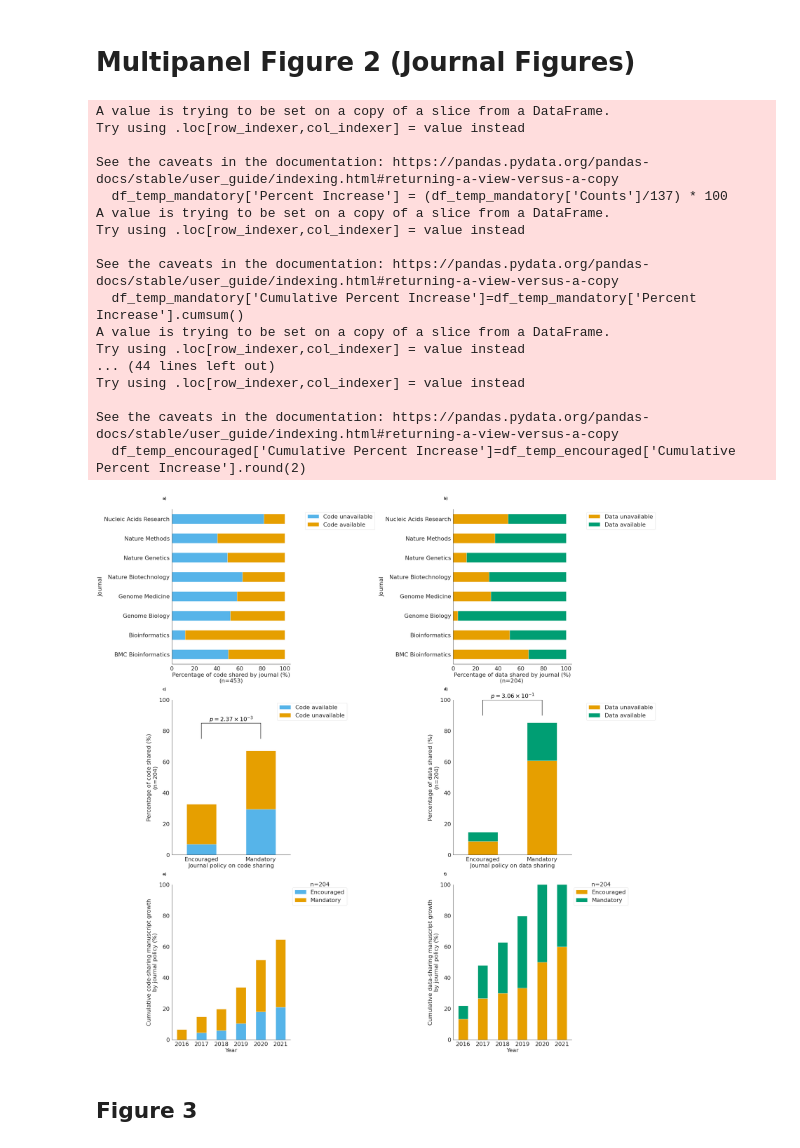
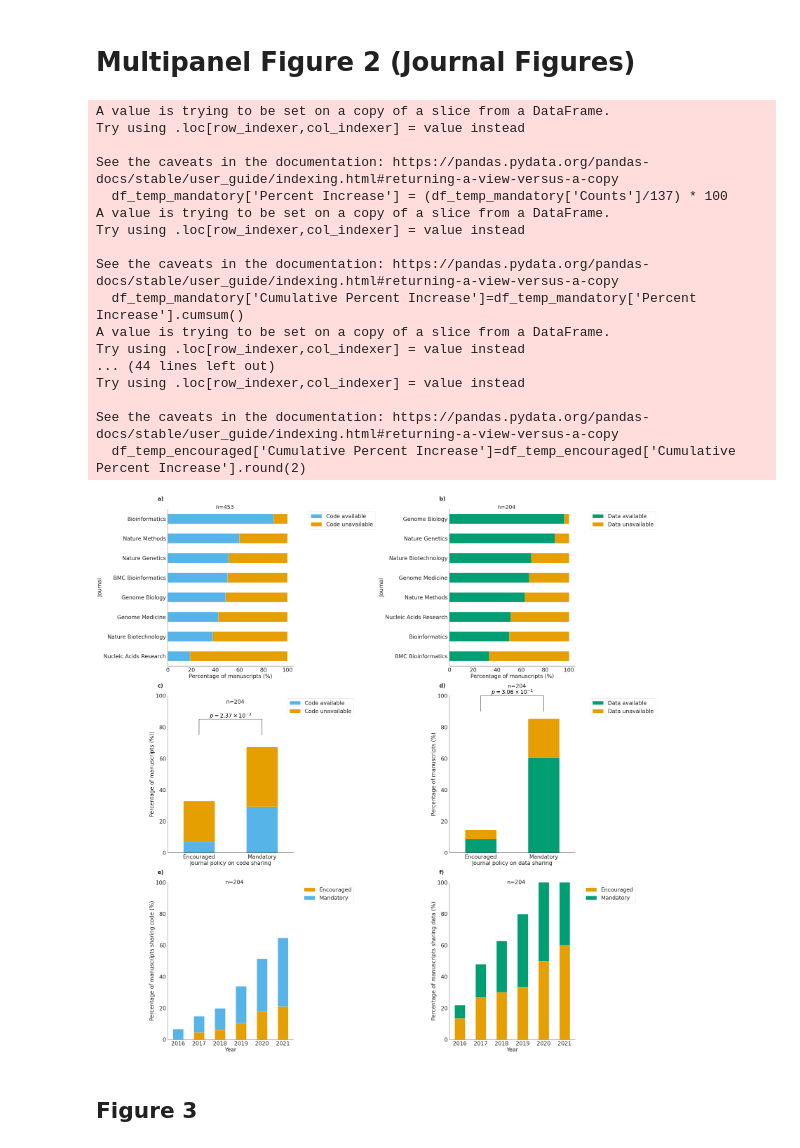
Before and after one commit to Mangul-Lab-USC/code-availability, a Jupyter notebook: notebooks/Figures.ipynb, the cells around one changed output. Cells and saved outputs as stored; diff of their text form; code cells hidden in the pictures.

```diff
--- a/notebooks/Figures.ipynb
+++ b/notebooks/Figures.ipynb
@@ -1343,10 +1347,11 @@ sns.set_context("paper")
 #sns.color_palette("pastel")
 rcParams['font.family'] = 'sans-serif'
 #sns.set(font_scale=1)
-plt.rcParams.update({'font.size': 18})
-fig, ax = plt.subplots(3, 2,figsize=(30 ,30),layout='constrained')
+fontsize=28
+plt.rcParams.update({'font.size': fontsize })
+fig, ax = plt.subplots(3, 2,figsize=(40 ,40),layout='constrained')
 df_journal=pd.read_csv("../data/journal_data.csv")
-fontsize=22
+
 #fig 1a
 df_modified = df.copy()
 df_modified['Code Policy']='Unknown'
@@ -1391,24 +1396,25 @@ df_temp['Percentage']=percentages
 df_temp['Percentage']=df_temp['Percentage'].round(2)
 df_temp=df_temp.sort_values('Percentage', ascending=True)
 df_temp=df_temp.pivot(index='Journal',columns='Code availability (Yes/No)',values='Percentage')
-
+df_temp = df_temp.reindex(columns=['yes', 'no'])
+df_temp=df_temp.sort_values('yes', ascending=True)
 
 color=['#56B4E9','#E69F00']
 #sns.barplot(ax=ax[0,0],data=df_temp, x='Journal', y='Percentage',hue='Code availability (Yes/No)',ci=None,palette=color)
 df_temp.plot(kind='barh', stacked=True, color=color,ax=ax[0,0])
 #, palette=colors)
-ax[0,0].legend(loc='best', bbox_to_anchor=(1.1, 1),labels=['Code unavailable','Code available'],fontsize=fontsize)
+ax[0,0].legend(loc='best', bbox_to_anchor=(1.1, 1),labels=['Code available','Code unavailable'],fontsize=fontsize)
 #for index, row in df_temp.iterrows():
 #    plt.annotate(f'{row["Cumulative Percent Increase"]:.2f}%', xy=(index, row['Cumulative Percent Increase']),
 #                 xytext=(0, 5), textcoords='offset points', ha='center', va='bottom')
 
-ax[0,0].set_xlabel("Percentage of code shared by journal (%)\n(n=453)",fontsize=fontsize)
+ax[0,0].set_xlabel("Percentage of manuscripts (%)",fontsize=fontsize)
 #plt.ylim(0,100)
 ax[0,0].set_ylabel("Journal",fontsize=fontsize)
 #ax[0,0].set_xticks(ax[0,0].get_xticks())
 #ax[0,0].set_xticklabels(ax[0,0].get_xticklabels(), ha='center')
 ax[0,0].tick_params(axis='both', labelsize=fontsize)
-
+ax[0,0].text(40.0, 7.5, "n=453", fontsize=fontsize)
 
 
 # fig 1b
@@ -1455,23 +1461,24 @@ df_temp['Percentage']=percentages
 df_temp['Percentage']=df_temp['Percentage'].round(2)
 df_temp=df_temp.sort_values('Percentage', ascending=True)
 df_temp=df_temp.pivot(index='Journal',columns='Data availability (yes/no)',values='Percentage')
-
-color=['#E69F00','#009E73']
+df_temp = df_temp.reindex(columns=['yes', 'no'])
+df_temp=df_temp.sort_values('yes', ascending=True)
+color=['#009E73','#E69F00']
 #sns.barplot(ax=ax[0,1],data=df_temp, x='Journal', y='Percentage',hue='Data availability (yes/no)',ci=None,palette=color)
 #, palette=colors)
 df_temp.plot(kind='barh', stacked=True, color=color, ax=ax[0,1])
-ax[0,1].legend(loc='best', bbox_to_anchor=(1.1, 1),labels=['Data unavailable','Data available'],fontsize=fontsize)
+ax[0,1].legend(loc='best', bbox_to_anchor=(1.1, 1),labels=['Data available','Data unavailable'],fontsize=fontsize)
 #for index, row in df_temp.iterrows():
 #    plt.annotate(f'{row["Cumulative Percent Increase"]:.2f}%', xy=(index, row['Cumulative Percent Increase']),
 #                 xytext=(0, 5), textcoords='offset points', ha='center', va='bottom')
 
-ax[0,1].set_xlabel("Percentage of data shared by journal (%)\n(n=204) ",fontsize=fontsize)
+ax[0,1].set_xlabel("Percentage of manuscripts (%)",fontsize=fontsize)
 #plt.ylim(0,100)
 ax[0,1].set_ylabel("Journal",fontsize=fontsize)
 #ax[0,1].set_xticks(ax[0,1].get_xticks())
 #ax[0,1].set_xticklabels(ax[0,1].get_xticklabels(), ha='center')
 ax[0,1].tick_params(axis='both', labelsize=fontsize)
-
+ax[0,1].text(40.0, 7.5, "n=204", fontsize=fontsize)
 
 
 
@@ -1530,11 +1537,11 @@ y, h, col = 75, 10, 'k'
 x1, x2 = 0, 1  # columns  (first column: 0, see plt.xticks())
 ax[1,0].plot([x1, x1, x2, x2], [y, y+h, y+h, y], lw=1.5, c=col)
 ax[1,0].text((x1+x2)*.5, y+h, r"$p = {0:s}$".format(as_si(p,2)), ha='center', va='bottom', color=col, fontsize=fontsize)
-ax[1,0].set_ylabel("Percentage of code shared (%)\n(n=204)",fontsize=fontsize)
+ax[1,0].set_ylabel("Percentage of manuscripts (%))",fontsize=fontsize)
 ax[1,0].set_ylim(0,100)
 ax[1,0].set_xlabel("Journal policy on code sharing",fontsize=fontsize)
 ax[1,0].tick_params(axis='both', labelsize=fontsize)
-
+ax[1,0].text(0.43, 95, "n=204", fontsize=fontsize)
 
 #Fig 1d
 df_modified = df.copy()
@@ -1581,12 +1588,12 @@ chi2, p, dof, expected = chi2_contingency(df_temp_pivot)
 df_temp_pivot=df_temp.pivot(index='Data Policy',columns='Data availability (yes/no)',values='Percentage')
 df_temp_pivot=df_temp_pivot.rename(columns={"no":"Data unavailable","yes":"Data available"})
 df_temp_pivot = df_temp_pivot.reindex(columns=['Data available', 'Data unavailable'])
-color=['#E69F00','#009E73']
+color=['#009E73','#E69F00']
 df_temp_pivot.plot(kind='bar', stacked=True, color=color, rot=0,ax=ax[1,1])
 #sns.barplot(ax=ax[1,1],data=df_temp, x='Data Policy', y='Percentage',hue='Data availability (yes/no)',ci=None,palette=color)
 #, palette=colors)
 
-ax[1,1].legend(labels=['Data unavailable','Data available'],loc='best', bbox_to_anchor=(1.1, 1),fontsize=fontsize)
+ax[1,1].legend(labels=['Data available','Data unavailable'],loc='best', bbox_to_anchor=(1.1, 1),fontsize=fontsize)
 #for index, row in df_temp.iterrows():
 #    plt.annotate(f'{row["Cumulative Percent Increase"]:.2f}%', xy=(index, row['Cumulative Percent Increase']),
 #                 xytext=(0, 5), textcoords='offset points', ha='center', va='bottom')
@@ -1595,11 +1602,11 @@ y, h, col = 90, 10, 'k'
 x1, x2 = 0, 1  # columns  (first column: 0, see plt.xticks())
 ax[1,1].plot([x1, x1, x2, x2], [y, y+h, y+h, y], lw=1.5, c=col)
 ax[1,1].text((x1+x2)*.5, y+h, r"$p = {0:s}$".format(as_si(p,2)), ha='center', va='bottom', color=col, fontsize=fontsize)
-ax[1,1].set_ylabel("Percentage of data shared (%)\n(n=204)",fontsize=fontsize)
+ax[1,1].set_ylabel("Percentage of manuscripts (%)",fontsize=fontsize)
 ax[1,1].set_ylim(0,100)
 ax[1,1].set_xlabel("Journal policy on data sharing",fontsize=fontsize)
 ax[1,1].tick_params(axis='both', labelsize=fontsize)
-
+ax[1,1].text(0.43, 105, "n=204", fontsize=fontsize)
 
 
 #fig 1e
@@ -1666,7 +1673,7 @@ df_temp_encouraged=df_temp_encouraged.drop('index', axis=1)
 df_temp=pd.concat([df_temp_mandatory,df_temp_encouraged])
 df_temp=df_temp.pivot(index='PMC_Year',columns='Code Policy',values='Cumulative Percent Increase')
 df_temp=df_temp.fillna(0)
-colors=['#56B4E9','#E69F00']
+colors=['#E69F00','#56B4E9']
 
 #sns.barplot(ax=ax[2,0],data=df_temp, x='PMC_Year', y='Cumulative Percent Increase',hue='Code Policy',palette=colors )
 df_temp.plot(kind='bar', stacked=True, color=colors,ax=ax[2,0],rot=0)
@@ -1675,10 +1682,10 @@ df_temp.plot(kind='bar', stacked=True, color=colors,ax=ax[2,0],rot=0)
 #                 xytext=(0, 5), textcoords='offset points', ha='center', va='bottom')
 ax[2,0].legend(loc='best', bbox_to_anchor=(1.5, 1),fontsize=fontsize)
 ax[2,0].set_xlabel("Year",fontsize=fontsize)
-ax[2,0].set_ylabel("Cumulative code-sharing manuscript growth\nby journal policy (%)",fontsize=fontsize)
+ax[2,0].set_ylabel("Percentage of manuscripts sharing code (%)",fontsize=fontsize)
 ax[2,0].set_ylim([0, 100])
 ax[2,0].tick_params(axis='both', labelsize=fontsize)
-ax[2,0].text(6.5, 99, "n=204", fontsize=fontsize)
+ax[2,0].text(2.25, 99, "n=204", fontsize=fontsize)
 
 #Fig 1f
 df_modified = df.copy()
@@ -1753,10 +1760,10 @@ df_temp.plot(kind='bar', stacked=True, color=color,ax=ax[2,1],rot=0)
 
 ax[2,1].legend(loc='upper right', bbox_to_anchor=(1.5, 1),fontsize=fontsize)
 ax[2,1].set_xlabel("Year",fontsize=fontsize)
-ax[2,1].set_ylabel("Cumulative data-sharing manuscript growth\nby journal policy (%)",fontsize=fontsize)
+ax[2,1].set_ylabel("Percentage of manuscripts sharing data (%)",fontsize=fontsize)
 ax[2,1].set_ylim([0, 100])
 ax[2,1].tick_params(axis='both', labelsize=fontsize)
-ax[2,1].text(6.5, 99, "n=204", fontsize=fontsize)
+ax[2,1].text(2.25, 99, "n=204", fontsize=fontsize)
 
 
 
@@ -1764,35 +1771,35 @@ ax[2,1].text(6.5, 99, "n=204", fontsize=fontsize)
 labels = ['a)', 'b)', 'c)', 'd)', 'e)','f)']
 
 for i, axes in enumerate(ax.flatten()):
-    axes.text(-0.08, 1.08, labels[i], transform=axes.transAxes, fontsize=14, fontweight='bold', va='top')
+    axes.text(-0.08, 1.08, labels[i], transform=axes.transAxes, fontsize=fontsize, fontweight='bold', va='top')
 
 
 
 
 
 
 sns.despine()
 plt.show()
 fig.savefig('../Figures/fig2.png', format='png', dpi=300,bbox_inches='tight')
 # %% [output]
 A value is trying to be set on a copy of a slice from a DataFrame.
 Try using .loc[row_indexer,col_indexer] = value instead
 
 See the caveats in the documentation: https://pandas.pydata.org/pandas-docs/stable/user_guide/indexing.html#returning-a-view-versus-a-copy
   df_temp_mandatory['Percent Increase'] = (df_temp_mandatory['Counts']/137) * 100
 A value is trying to be set on a copy of a slice from a DataFrame.
 Try using .loc[row_indexer,col_indexer] = value instead
 
 See the caveats in the documentation: https://pandas.pydata.org/pandas-docs/stable/user_guide/indexing.html#returning-a-view-versus-a-copy
   df_temp_mandatory['Cumulative Percent Increase']=df_temp_mandatory['Percent Increase'].cumsum()
 A value is trying to be set on a copy of a slice from a DataFrame.
 Try using .loc[row_indexer,col_indexer] = value instead
 ... (44 lines left out)
 Try using .loc[row_indexer,col_indexer] = value instead
 
 See the caveats in the documentation: https://pandas.pydata.org/pandas-docs/stable/user_guide/indexing.html#returning-a-view-versus-a-copy
   df_temp_encouraged['Cumulative Percent Increase']=df_temp_encouraged['Cumulative Percent Increase'].round(2)
-[figure, old version]
+[figure, new version]
 # %% [markdown]
 ## Figure 3
 # %%
```
Also changed, not shown: parts of 4 cells of this notebook, 2 other files.
